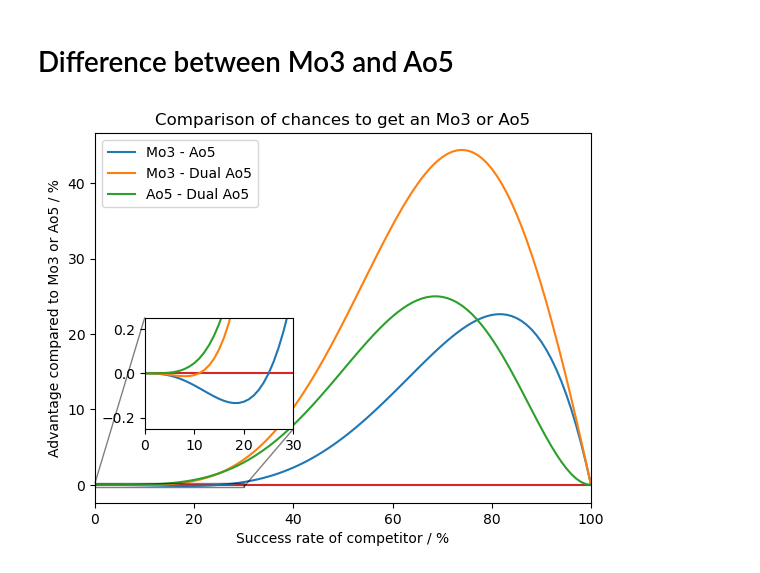
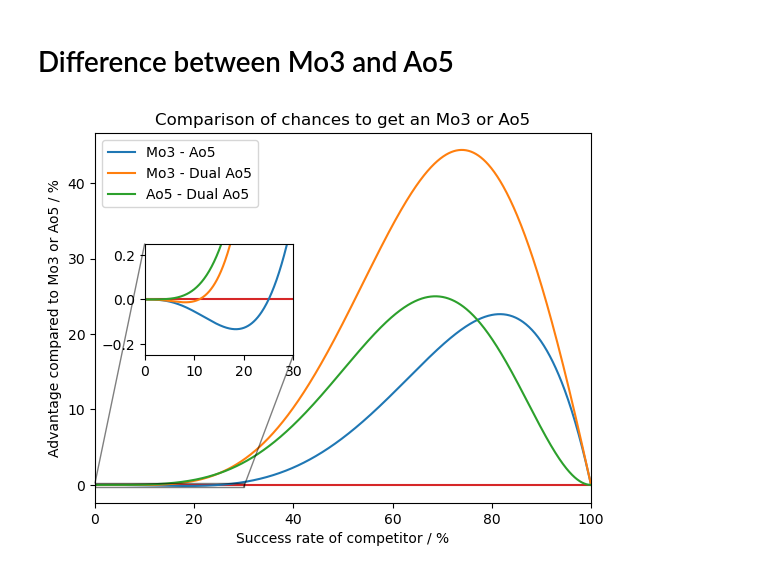
Before and after one commit to PadddiFromHyrule/Mo3vsAo5, a Jupyter notebook: Mo3vsAo5.ipynb, the cells around one changed output. Cells and saved outputs as stored; diff of their text form; code cells hidden in the pictures.

```diff
--- a/Mo3vsAo5.ipynb
+++ b/Mo3vsAo5.ipynb
@@ -7,16 +7,18 @@ For any given number of attempts $n$, the chance of getting at least one success
 # %%
 import matplotlib.pyplot as plt
 import numpy as np
-x = np.linspace(0,1,101)
+from IPython.display import display, Markdown
+x = np.linspace(0,1,1001)
+x_axis = np.linspace(0,100,1001)
 Bo3_sin = [(1 - ((1 - i) ** 3)) * 100 for i in x]
 Bo5_sin = [(1 - ((1 - i) ** 5)) * 100 for i in x]
 DualBo5_sin = [(1 - ((1 - i) ** 10)) * 100 for i in x]
 
 fig, ax = plt.subplots()
 plt.title('Getting at least one success')
-ax.plot(range(0,101,1), Bo3_sin,label='Bo3')
-ax.plot(range(0,101,1), Bo5_sin,label='Bo5')
-ax.plot(range(0,101,1), DualBo5_sin,label='Dual Bo5')
+ax.plot(x_axis, Bo3_sin,label='Bo3')
+ax.plot(x_axis, Bo5_sin,label='Bo5')
+ax.plot(x_axis, DualBo5_sin,label='Dual Bo5')
 
 ax.set_xlabel('Success rate of competitor / %')
 ax.set_ylabel('Chance of at least one success / %')
@@ -92,32 +107,32 @@ For all success rates over $25\,\%$ the chance of achieving an Ao5 is higher tha
 # %%
 
 Delta_Ao5_Mo3 = [x-y for x,y in zip(Ao5_avg, Mo3_avg)]
 Delta_DualAo5_Mo3 = [x-y for x,y in zip(DualAo5_avg, Mo3_avg)]
 Delta_DualAo5_Ao5 = [x-y for x,y in zip(DualAo5_avg, Ao5_avg)]
 
 fig, ax = plt.subplots()
 plt.title('Comparison of chances to get an Mo3 or Ao5')
 ax.plot([0,100],[0,0],color='tab:red')
-ax.plot(range(0,101,1), Delta_Ao5_Mo3,label='Mo3 - Ao5')
-ax.plot(range(0,101,1), Delta_DualAo5_Mo3,label='Mo3 - Dual Ao5')
-ax.plot(range(0,101,1), Delta_DualAo5_Ao5,label='Ao5 - Dual Ao5')
+ax.plot(x_axis, Delta_Ao5_Mo3,label='Mo3 - Ao5')
+ax.plot(x_axis, Delta_DualAo5_Mo3,label='Mo3 - Dual Ao5')
+ax.plot(x_axis, Delta_DualAo5_Ao5,label='Ao5 - Dual Ao5')
 
-axins=ax.inset_axes([0.1,0.2,0.3,0.3])
+axins=ax.inset_axes([0.1,0.4,0.3,0.3])
 axins.plot([0,100],[0,0],color='tab:red')
-axins.plot(range(0,101,1), Delta_Ao5_Mo3)
-axins.plot(range(0,101,1), Delta_DualAo5_Mo3)
-axins.plot(range(0,101,1), Delta_DualAo5_Ao5)
+axins.plot(x_axis, Delta_Ao5_Mo3)
+axins.plot(x_axis, Delta_DualAo5_Mo3)
+axins.plot(x_axis, Delta_DualAo5_Ao5)
 
 ax.set_xlabel('Success rate of competitor / %')
 ax.set_ylabel('Advantage compared to Mo3 or Ao5 / %')
 ax.set_xlim(0, 100)
 axins.set_xlim(0, 30)
 axins.set_ylim(-0.25, 0.25)
 
 ax.indicate_inset_zoom(axins,edgecolor='black')
 
 
 plt.legend()
 plt.show()
 # %% [output]
-[figure, old version]
+[figure, new version]
```
Also changed, not shown: parts of 6 cells of this notebook.
